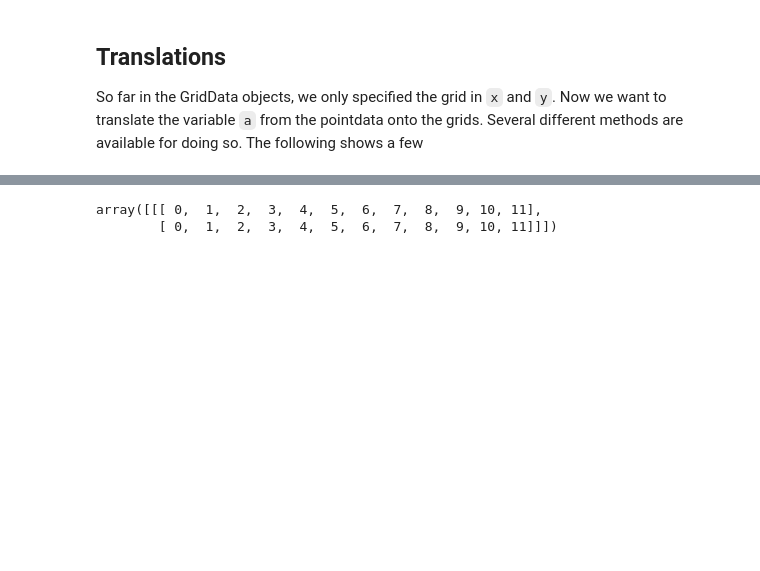
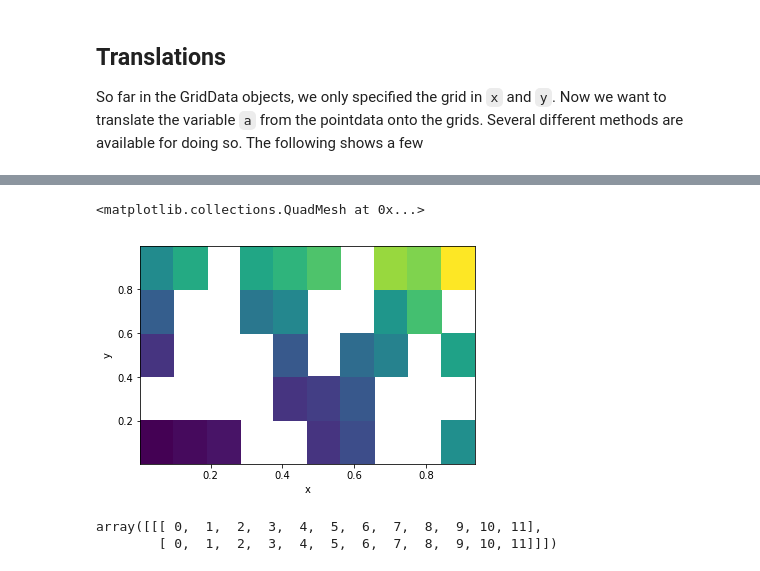
Before and after one commit to philippeller/dama, a Jupyter notebook: notebooks/example.ipynb, the cells around one changed output, grey strips where cells are left out. Drawn from its saved outputs; the diff is of its cells as text; code cells hidden in the pictures; blank space fills up the shorter version.

```diff
--- a/notebooks/example.ipynb
+++ b/notebooks/example.ipynb
@@ -51,8 +47,8 @@ points.histogram(g)
 So far in the GridData objects, we only specified the grid in `x` and `y`. Now we want to translate the variable `a` from the pointdata onto the grids. Several different methods are available for doing so. The following shows a few
 # %%
 g['a1'] = points.interp(g, method='nearest')['a']
-g['a2'] = points.binwise(g, function=np.max)['a']
+g['a2'] = points.binwise(g, function='mean')['a']
 g['a3'] = points.interp(g,  method='linear')['a']
 # %%
-g
+g.plot('a2')
 # %% [output]
@@ -65,3 +55,5 @@ g
+<matplotlib.collections.QuadMesh at 0x...>
+[figure, added]
 # %%
 np.vstack([np.arange(12), np.arange(12)])[np.newaxis]
 # %% [output]
```
Also changed, not shown: parts of 4 cells of this notebook, 4 other files.
